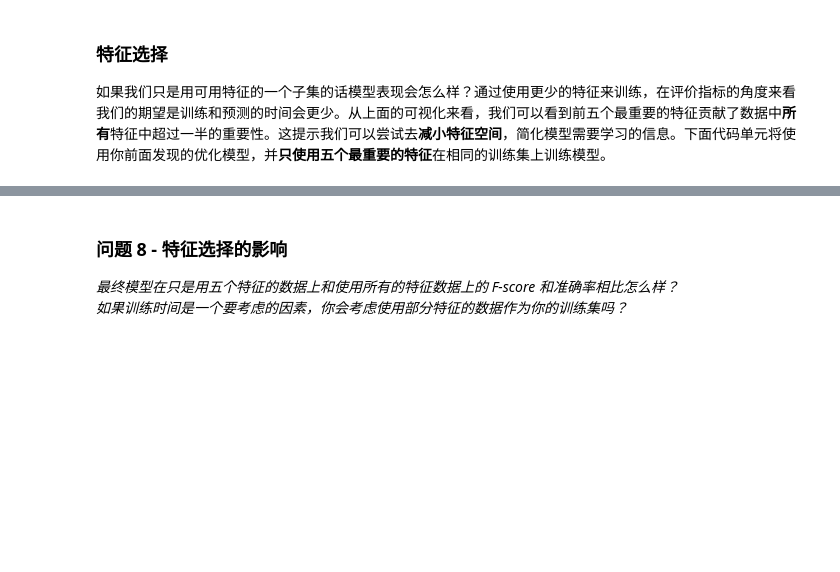
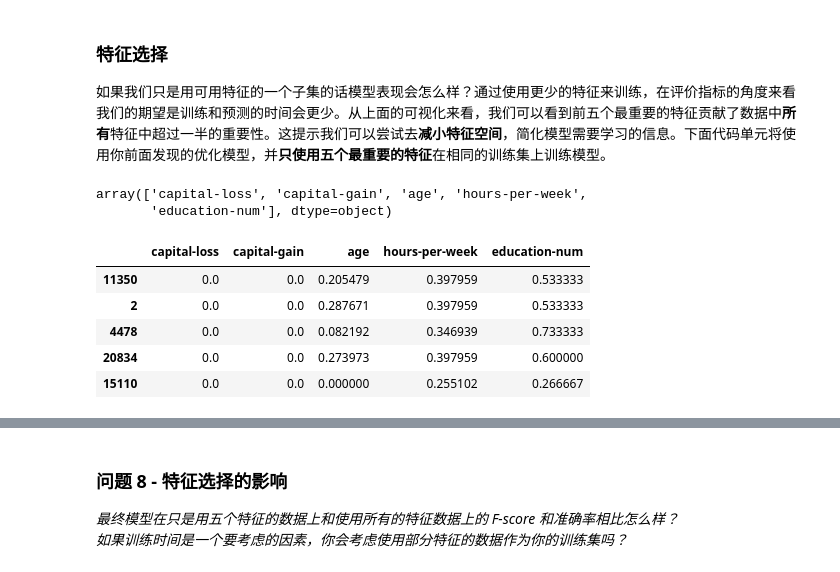
Before and after one commit to le773/PythonDebug, a Jupyter notebook: Q1finding_donors/finding_donors.ipynb, the cells around one changed output, grey strips where cells are left out. Drawn from its saved outputs; the diff is of its cells as text; code cells hidden in the pictures; blank space fills up the shorter version.

```diff
--- a/Q1finding_donors/finding_donors.ipynb
+++ b/Q1finding_donors/finding_donors.ipynb
@@ -531,19 +642,27 @@ vs.evaluate(results, accuracy, fscore)
 # %%
+''' no output
+# GridSearchCV + SVC
 # TODO：导入'GridSearchCV', 'make_scorer'和其他一些需要的库
+from sklearn.model_selection import GridSearchCV
+from sklearn.svm import SVC
+from sklearn.metrics import make_scorer
 
 # TODO：初始化分类器
-clf = None
+clf = SVC(random_state=20)
 
 # TODO：创建你希望调节的参数列表
-parameters = None
+kernel_options = ['linear', 'rbf', 'poly', 'sigmoid', 'precomputed']
+C_options = [1,10,100]
+param_grid = dict(kernel = solver_options, C=C_options)
 
 # TODO：创建一个fbeta_score打分对象
-scorer = None
+scorer = make_scorer(fbeta_score, beta=0.5)
 
 # TODO：在分类器上使用网格搜索，使用'scorer'作为评价函数
-grid_obj = None
+grid_obj = GridSearchCV(clf, param_grid, scoring=scorer, cv=None)
 
 # TODO：用训练数据拟合网格搜索对象并找到最佳参数
+grid_obj.fit(X_train, y_train)
 
 # 得到estimator
 best_clf = grid_obj.best_estimator_
@@ -559,3 +678,4 @@ print "F-score on validation data: {:.4f}".format(fbeta_score(y_val, predictions
 print "\nOptimized Model\n------"
 print "Final accuracy score on the validation data: {:.4f}".format(accuracy_score(y_val, best_predictions))
 print "Final F-score on the validation data: {:.4f}".format(fbeta_score(y_val, best_predictions, beta = 0.5))
+'''
@@ -603,12 +850,12 @@ _在这十三个记录中，你认为哪五个特征对于预测是最重要的
  - 使用模型中的 `'feature_importances_'`提取特征的重要性。
 # %%
 # TODO：导入一个有'feature_importances_'的监督学习模型
+from sklearn.ensemble import AdaBoostClassifier
+clf = AdaBoostClassifier()
 
 # TODO：在训练集上训练一个监督学习模型
-model = None
+model = clf.fit(X_train, y_train)
 
 # TODO： 提取特征重要性
-importances = None
-
-# 绘图
-vs.feature_plot(importances, X_train, y_train)
+importances = model.feature_importances_
+importances
@@ -626,6 +903,21 @@ _如果你的选择不相近，那么为什么你觉得这些特征更加相关
 ### 特征选择
 
 如果我们只是用可用特征的一个子集的话模型表现会怎么样？通过使用更少的特征来训练，在评价指标的角度来看我们的期望是训练和预测的时间会更少。从上面的可视化来看，我们可以看到前五个最重要的特征贡献了数据中**所有**特征中超过一半的重要性。这提示我们可以尝试去**减小特征空间**，简化模型需要学习的信息。下面代码单元将使用你前面发现的优化模型，并**只使用五个最重要的特征**在相同的训练集上训练模型。
+# %%
+column_import = X_train.columns.values[(np.argsort(importances)[::-1])[:5]]
+column_import
+# %% [output]
+array(['capital-loss', 'capital-gain', 'age', 'hours-per-week',
+       'education-num'], dtype=object)
+# %%
+X_train[column_import].head(5)
+# %% [output]
+|  | capital-loss | capital-gain | age | hours-per-week | education-num |
+| 11350 | 0.0 | 0.0 | 0.205479 | 0.397959 | 0.533333 |
+| 2 | 0.0 | 0.0 | 0.287671 | 0.397959 | 0.533333 |
+| 4478 | 0.0 | 0.0 | 0.082192 | 0.346939 | 0.733333 |
+| 20834 | 0.0 | 0.0 | 0.273973 | 0.397959 | 0.600000 |
+| 15110 | 0.0 | 0.0 | 0.000000 | 0.255102 | 0.266667 |
 # %%
 # 导入克隆模型的功能
 from sklearn.base import clone
```
Also changed, not shown: parts of 26 cells of this notebook.
